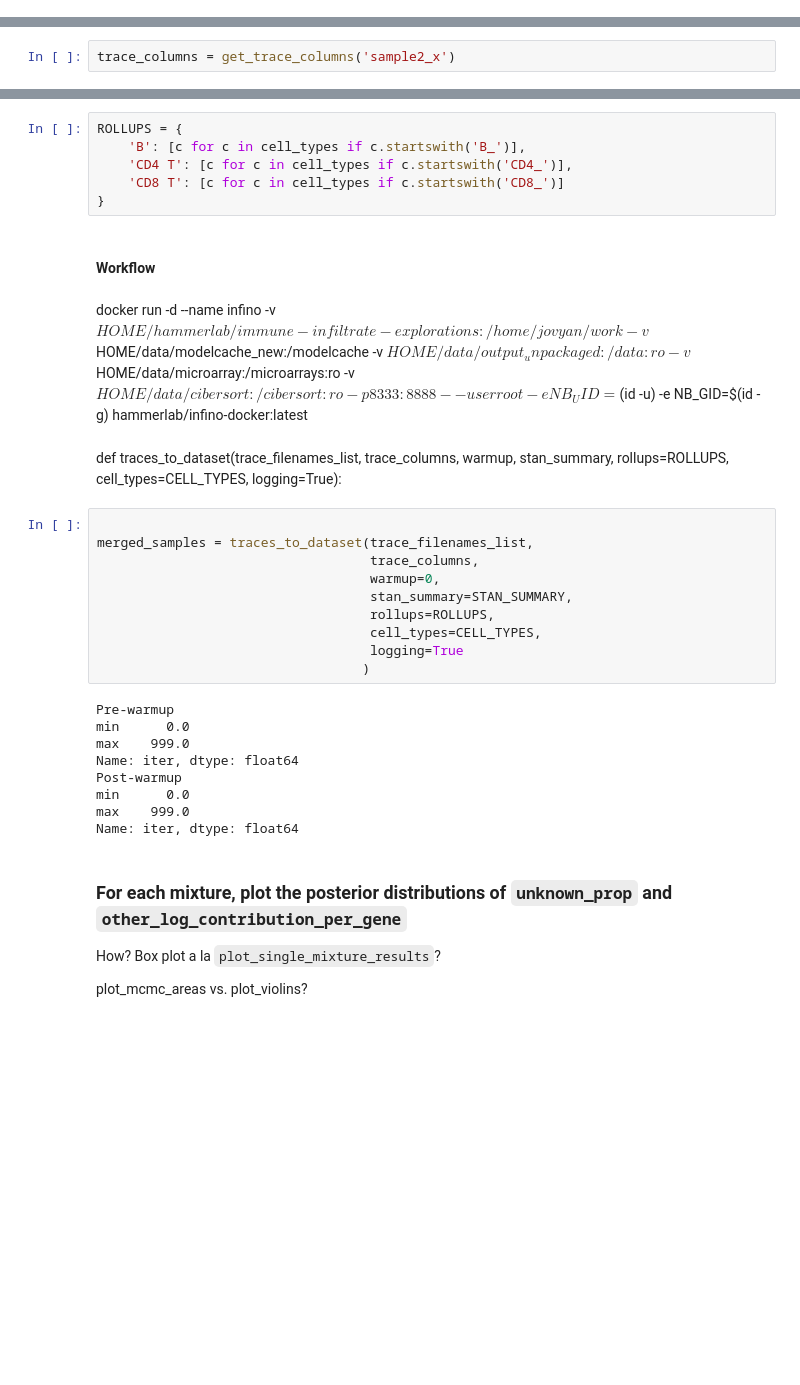
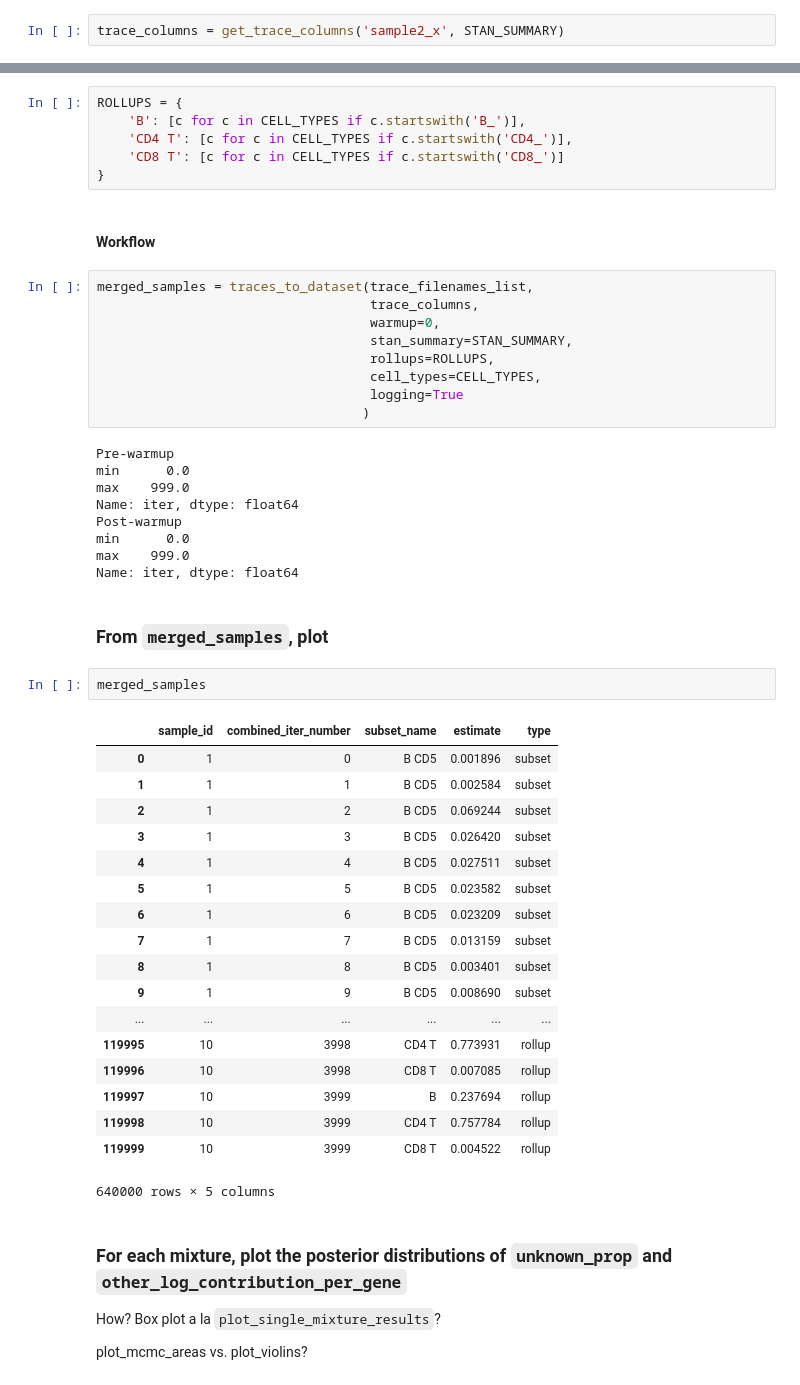
Before and after one commit to hammerlab/immune-infiltrate-explorations, a Jupyter notebook: model-single-origin-samples/6.4 on 2.1.1 - convergence checks.ipynb, the cells around one changed output, grey strips where cells are left out. Drawn from its saved outputs; the diff is of its cells as text; blank space fills up the shorter version.

```diff
--- a/model-single-origin-samples/6.4 on 2.1.1 - convergence checks.ipynb
+++ b/model-single-origin-samples/6.4 on 2.1.1 - convergence checks.ipynb
@@ -430,3 +314,5 @@ from stansummary_data import traces_to_dataset
+# %%
+trace_columns = get_trace_columns('sample2_x', STAN_SUMMARY)
 # %%
 trace_filenames_list = [
     "/modelcache/experiments/20171106_6.4otherbucket/2.1.1_samples1.csv",
@@ -434,8 +320,6 @@ trace_filenames_list = [
     "/modelcache/experiments/20171106_6.4otherbucket/2.1.1_samples3.csv",
     "/modelcache/experiments/20171106_6.4otherbucket/2.1.1_samples1.csv"
 ]
-# %%
-trace_columns = get_trace_columns('sample2_x')
 # %%
 ### 2.1.1_samples1.csv:#     num_warmup = 1000 (Default)
 ### 2.1.1_samples1.csv:#     save_warmup = 0 (Default)
@@ -447,24 +331,13 @@ CELL_TYPES = ['B_CD5', 'B_Memory', 'B_Naive', 'CD4_Central_Memory',
        'CD8_Naive']
 # %%
 ROLLUPS = {
-    'B': [c for c in cell_types if c.startswith('B_')],
-    'CD4 T': [c for c in cell_types if c.startswith('CD4_')],
-    'CD8 T': [c for c in cell_types if c.startswith('CD8_')]
+    'B': [c for c in CELL_TYPES if c.startswith('B_')],
+    'CD4 T': [c for c in CELL_TYPES if c.startswith('CD4_')],
+    'CD8 T': [c for c in CELL_TYPES if c.startswith('CD8_')]
 }
 # %% [markdown]
 #### Workflow
-# %% [markdown]
- docker run -d --name infino -v $HOME/hammerlab/immune-infiltrate-explorations:/home/jovyan/work -v $HOME/data/modelcache_new:/modelcache -v $HOME/data/output_unpackaged:/data:ro -v $HOME/data/microarray:/microarrays:ro -v $HOME/data/cibersort:/cibersort:ro -p 8333:8888 --user root -e NB_UID=$(id -u) -e NB_GID=$(id -g) hammerlab/infino-docker:latest
-# %% [markdown]
-def traces_to_dataset(trace_filenames_list,
-                      trace_columns,
-                     warmup,
-                      stan_summary,
-                     rollups=ROLLUPS,
-                     cell_types=CELL_TYPES,
-                     logging=True):
 # %%
-
 merged_samples = traces_to_dataset(trace_filenames_list,
                                    trace_columns,
                                    warmup=0,
@@ -482,6 +355,29 @@ Post-warmup
 min      0.0
 max    999.0
 Name: iter, dtype: float64
+# %% [markdown]
+### From `merged_samples`, plot
+# %%
+merged_samples
+# %% [output]
+|  | sample_id | combined_iter_number | subset_name | estimate | type |
+| 0 | 1 | 0 | B CD5 | 0.001896 | subset |
+| 1 | 1 | 1 | B CD5 | 0.002584 | subset |
+| 2 | 1 | 2 | B CD5 | 0.069244 | subset |
+| 3 | 1 | 3 | B CD5 | 0.026420 | subset |
+| 4 | 1 | 4 | B CD5 | 0.027511 | subset |
+| 5 | 1 | 5 | B CD5 | 0.023582 | subset |
+| 6 | 1 | 6 | B CD5 | 0.023209 | subset |
+| 7 | 1 | 7 | B CD5 | 0.013159 | subset |
+| 8 | 1 | 8 | B CD5 | 0.003401 | subset |
+| 9 | 1 | 9 | B CD5 | 0.008690 | subset |
+| ... | ... | ... | ... | ... | ... |
+| 119995 | 10 | 3998 | CD4 T | 0.773931 | rollup |
+| 119996 | 10 | 3998 | CD8 T | 0.007085 | rollup |
+| 119997 | 10 | 3999 | B | 0.237694 | rollup |
+| 119998 | 10 | 3999 | CD4 T | 0.757784 | rollup |
+| 119999 | 10 | 3999 | CD8 T | 0.004522 | rollup |
+640000 rows × 5 columns
 # %% [markdown]
 ### For each mixture, plot the posterior distributions of `unknown_prop` and `other_log_contribution_per_gene`
 
```
Also changed, not shown: parts of 21 cells of this notebook, 1 other file.
